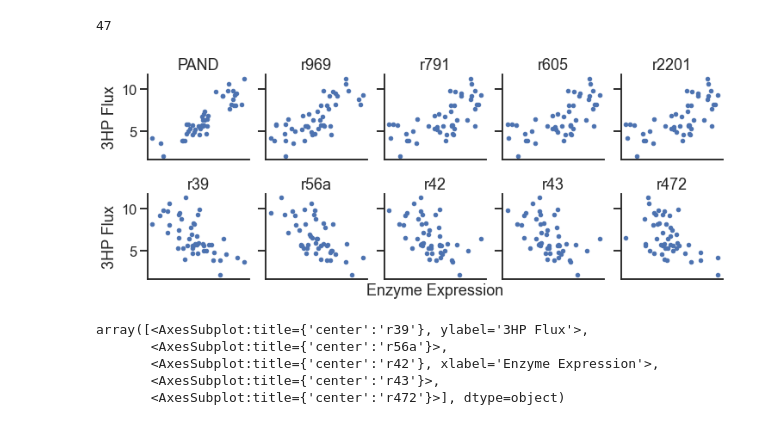
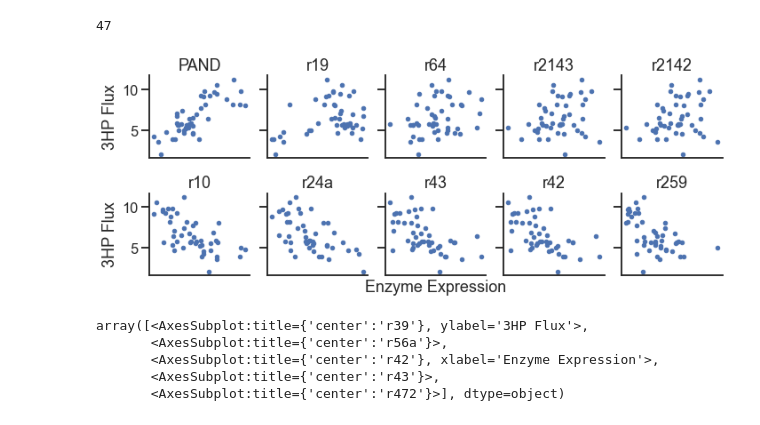
Before and after one commit to AgileBioFoundry/AspergillusQ4Milestone, a Jupyter notebook: notebooks/Correlation.ipynb, the cells around one changed output. Cells and saved outputs as stored; diff of their text form; code cells hidden in the pictures.

```diff
--- a/notebooks/Correlation.ipynb
+++ b/notebooks/Correlation.ipynb
@@ -39,5 +50,5 @@ with gzip.open('../data/model_data.pz', 'rb') as f:
 # %%
-flux_3hp = data['vn']['EX_3hpp_e'].drop(wild_type)
+flux_3hp = data['vn']['EX_3hpp_e']#.drop(wild_type)
 flux_3hp
 # %% [output]
 SF ABF93_10-R1     8.200368
@@ -100,26 +111,27 @@ len(df.loc[corrs.index[-1]].index)
 # %%
 fig, axs = plt.subplots(nrows=2, ncols=5, figsize=(10,4), sharey=True)
 
 for i, ax in enumerate(axs[0], start=1):
     ax.plot(df.loc[corrs.index[-i]], flux_3hp, '.')
     ax.set_title(corrs.index[-i])
     ax.xaxis.set_ticks([])
 
 for i, ax in enumerate(axs[1]):
     ax.plot(df.loc[corrs.index[i]], flux_3hp, '.')
     ax.set_title(corrs.index[i])
     ax.xaxis.set_ticks([])
 
 plt.tight_layout()
 sns.despine()
 
 axs[1, 2].set_xlabel('Enzyme Expression')
 axs[0,0].set_ylabel('3HP Flux')
 axs[1,0].set_ylabel('3HP Flux')
+plt.tight_layout()
 
 plt.savefig('../figures/A.niger_correlation.svg')
 # %% [output]
-[figure, old version]
+[figure, new version]
 # %%
 axs[1]
 # %% [output]
```
Also changed, not shown: parts of 3 cells of this notebook, 10 other files.
